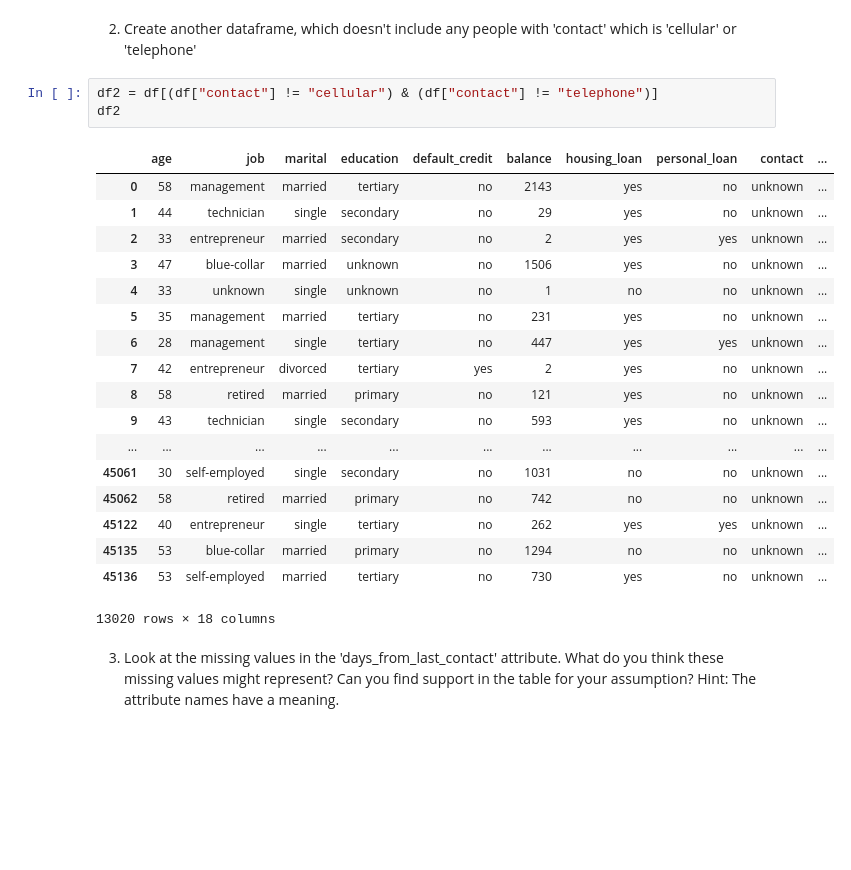
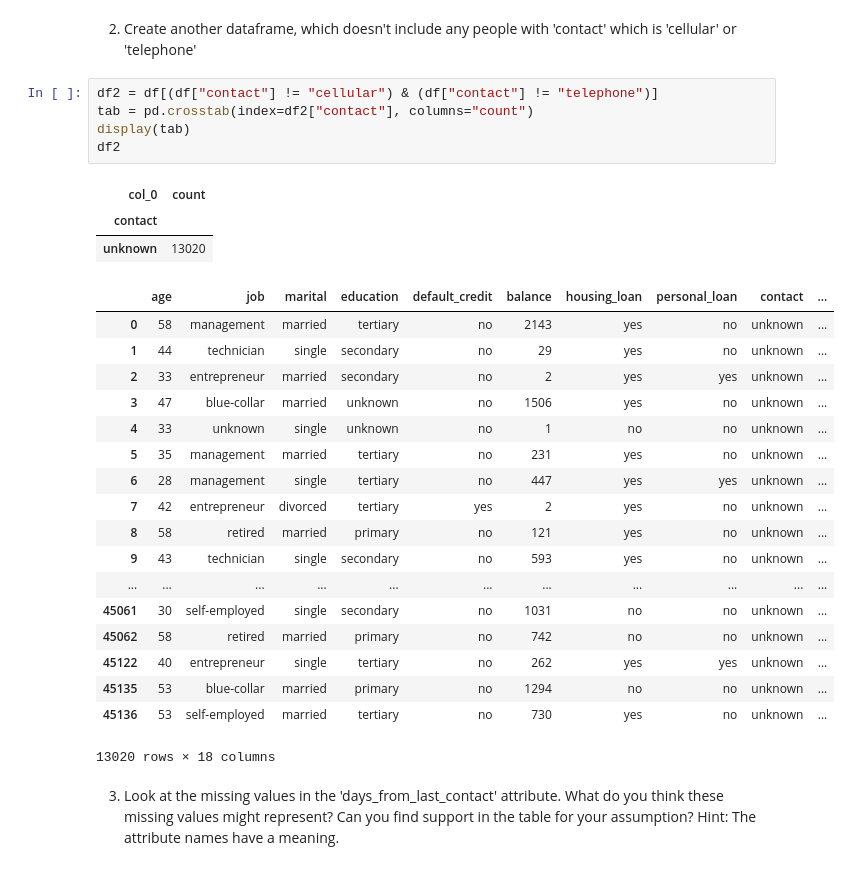
Before and after one commit to gefenk9/DataScience, a Jupyter notebook: DS_HW1.ipynb, the cells around one changed output. Drawn from its saved outputs; the diff is of its cells as text; blank space fills up the shorter version.

```diff
--- a/DS_HW1.ipynb
+++ b/DS_HW1.ipynb
@@ -173,25 +194,30 @@ dtype: int64
 2) Create another dataframe, which doesn't include any people with 'contact' which is 'cellular' or 'telephone'
 # %%
 df2 = df[(df["contact"] != "cellular") & (df["contact"] != "telephone")]
+tab = pd.crosstab(index=df2["contact"], columns="count")
+display(tab)
 df2
 # %% [output]
-|  | age | job | marital | education | default_credit | balance | housing_loan | personal_loan | contact | ... |
-| 0 | 58 | management | married | tertiary | no | 2143 | yes | no | unknown | ... |
-| 1 | 44 | technician | single | secondary | no | 29 | yes | no | unknown | ... |
-| 2 | 33 | entrepreneur | married | secondary | no | 2 | yes | yes | unknown | ... |
-| 3 | 47 | blue-collar | married | unknown | no | 1506 | yes | no | unknown | ... |
-| 4 | 33 | unknown | single | unknown | no | 1 | no | no | unknown | ... |
-| 5 | 35 | management | married | tertiary | no | 231 | yes | no | unknown | ... |
-| 6 | 28 | management | single | tertiary | no | 447 | yes | yes | unknown | ... |
-| 7 | 42 | entrepreneur | divorced | tertiary | yes | 2 | yes | no | unknown | ... |
-| 8 | 58 | retired | married | primary | no | 121 | yes | no | unknown | ... |
-| 9 | 43 | technician | single | secondary | no | 593 | yes | no | unknown | ... |
-| ... | ... | ... | ... | ... | ... | ... | ... | ... | ... | ... |
-| 45061 | 30 | self-employed | single | secondary | no | 1031 | no | no | unknown | ... |
-| 45062 | 58 | retired | married | primary | no | 742 | no | no | unknown | ... |
-| 45122 | 40 | entrepreneur | single | tertiary | no | 262 | yes | yes | unknown | ... |
-| 45135 | 53 | blue-collar | married | primary | no | 1294 | no | no | unknown | ... |
-| 45136 | 53 | self-employed | married | tertiary | no | 730 | yes | no | unknown | ... |
+| col_0 | count |
+| contact |  |
+| unknown | 13020 |
+|  | age | job | marital | education | default_credit | balance | housing_loan | personal_loan | contact | ... |
+| 0 | 58 | management | married | tertiary | no | 2143 | yes | no | unknown | ... |
+| 1 | 44 | technician | single | secondary | no | 29 | yes | no | unknown | ... |
+| 2 | 33 | entrepreneur | married | secondary | no | 2 | yes | yes | unknown | ... |
+| 3 | 47 | blue-collar | married | unknown | no | 1506 | yes | no | unknown | ... |
+| 4 | 33 | unknown | single | unknown | no | 1 | no | no | unknown | ... |
+| 5 | 35 | management | married | tertiary | no | 231 | yes | no | unknown | ... |
+| 6 | 28 | management | single | tertiary | no | 447 | yes | yes | unknown | ... |
+| 7 | 42 | entrepreneur | divorced | tertiary | yes | 2 | yes | no | unknown | ... |
+| 8 | 58 | retired | married | primary | no | 121 | yes | no | unknown | ... |
+| 9 | 43 | technician | single | secondary | no | 593 | yes | no | unknown | ... |
+| ... | ... | ... | ... | ... | ... | ... | ... | ... | ... | ... |
+| 45061 | 30 | self-employed | single | secondary | no | 1031 | no | no | unknown | ... |
+| 45062 | 58 | retired | married | primary | no | 742 | no | no | unknown | ... |
+| 45122 | 40 | entrepreneur | single | tertiary | no | 262 | yes | yes | unknown | ... |
+| 45135 | 53 | blue-collar | married | primary | no | 1294 | no | no | unknown | ... |
+| 45136 | 53 | self-employed | married | tertiary | no | 730 | yes | no | unknown | ... |
 13020 rows × 18 columns
 # %% [markdown]
 3) Look at the missing values in the 'days_from_last_contact' attribute. What do you think these missing values might represent? Can you find support in the table for your assumption? Hint: The attribute names have a meaning.
```
Also changed, not shown: parts of 26 cells of this notebook.
